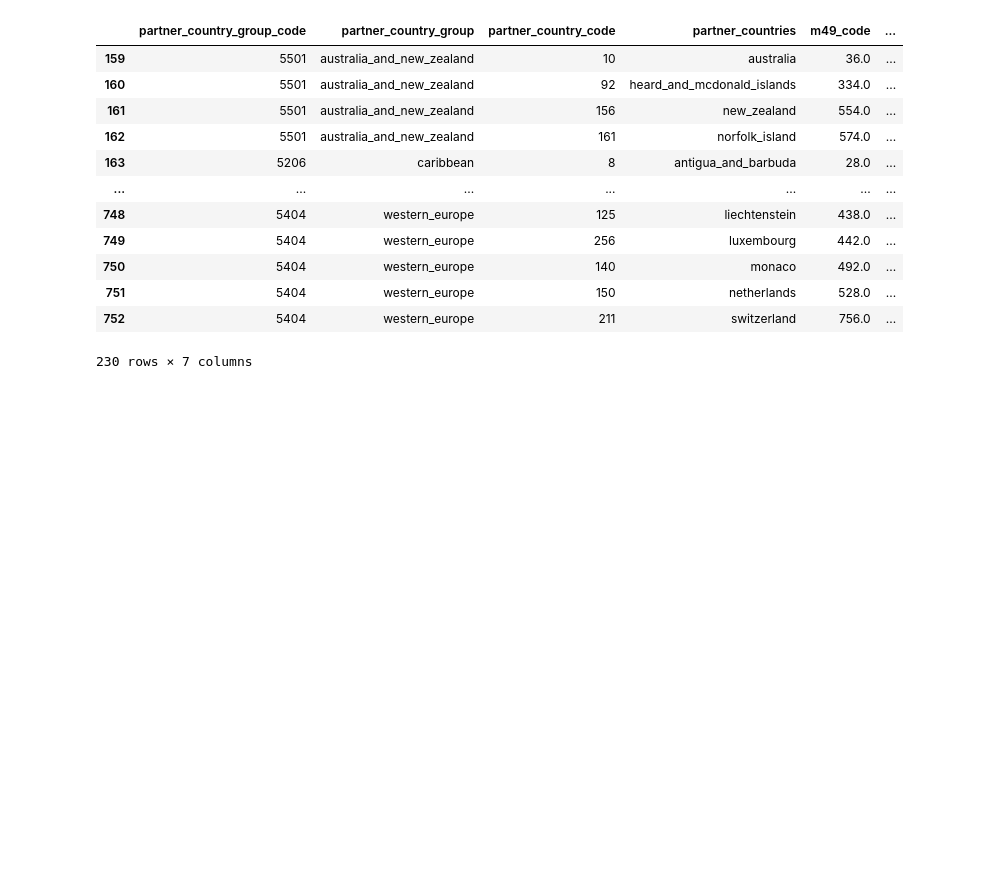
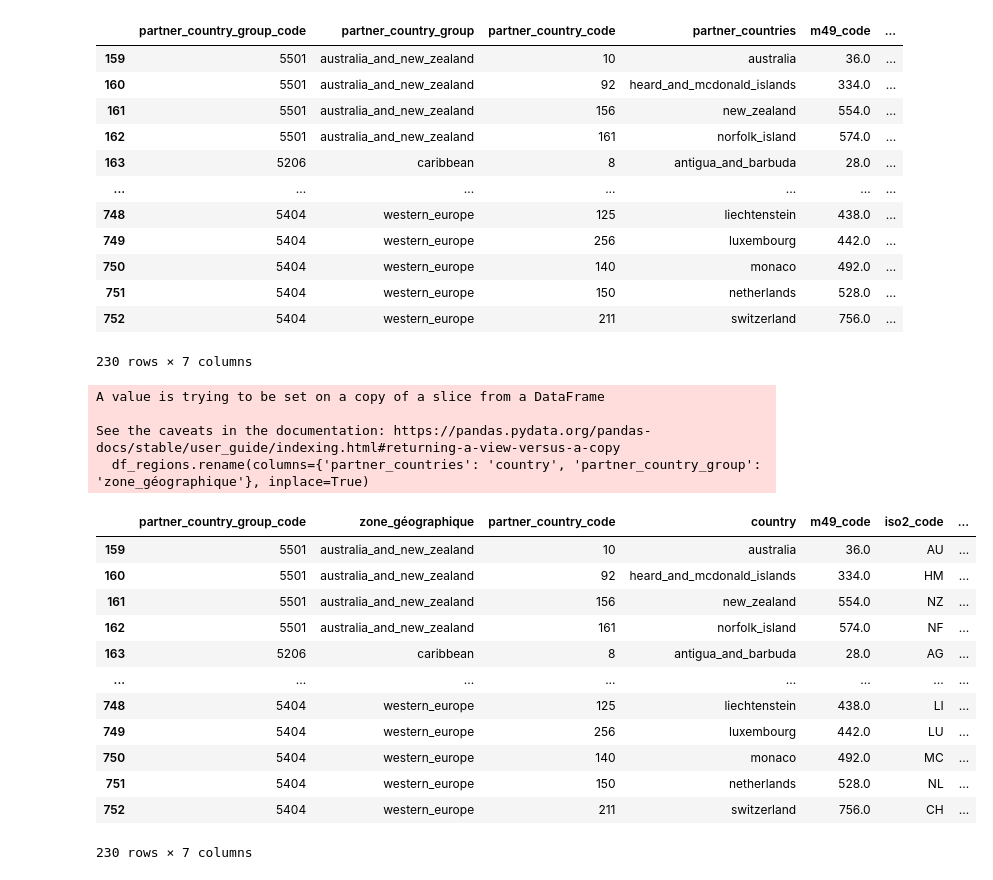
Before and after one commit to RolaMmss/D-couvrez-pandas-avec-le-jeu-de-donn-es-de-la-FAO, a Jupyter notebook: FAOProjetPandas.ipynb, the cells around one changed output. Cells and saved outputs as stored; diff of their text form; code cells hidden in the pictures; blank space fills up the shorter version.

```diff
--- a/FAOProjetPandas.ipynb
+++ b/FAOProjetPandas.ipynb
@@ -428,0 +431,21 @@ df_regions_countries.groupby(['eastern_africa', 'middle_africa', 'northern_afric
+# %%
+df_regions.rename(columns={'partner_countries': 'country', 'partner_country_group': 'zone_géographique'}, inplace=True)
+df_regions
+# %% [output]
+A value is trying to be set on a copy of a slice from a DataFrame
+
+See the caveats in the documentation: https://pandas.pydata.org/pandas-docs/stable/user_guide/indexing.html#returning-a-view-versus-a-copy
+  df_regions.rename(columns={'partner_countries': 'country', 'partner_country_group': 'zone_géographique'}, inplace=True)
+|  | partner_country_group_code | zone_géographique | partner_country_code | country | m49_code | iso2_code | ... |
+| 159 | 5501 | australia_and_new_zealand | 10 | australia | 36.0 | AU | ... |
+| 160 | 5501 | australia_and_new_zealand | 92 | heard_and_mcdonald_islands | 334.0 | HM | ... |
+| 161 | 5501 | australia_and_new_zealand | 156 | new_zealand | 554.0 | NZ | ... |
+| 162 | 5501 | australia_and_new_zealand | 161 | norfolk_island | 574.0 | NF | ... |
+| 163 | 5206 | caribbean | 8 | antigua_and_barbuda | 28.0 | AG | ... |
+| ... | ... | ... | ... | ... | ... | ... | ... |
+| 748 | 5404 | western_europe | 125 | liechtenstein | 438.0 | LI | ... |
+| 749 | 5404 | western_europe | 256 | luxembourg | 442.0 | LU | ... |
+| 750 | 5404 | western_europe | 140 | monaco | 492.0 | MC | ... |
+| 751 | 5404 | western_europe | 150 | netherlands | 528.0 | NL | ... |
+| 752 | 5404 | western_europe | 211 | switzerland | 756.0 | CH | ... |
+230 rows × 7 columns
```
Also changed, not shown: parts of 24 cells of this notebook.
